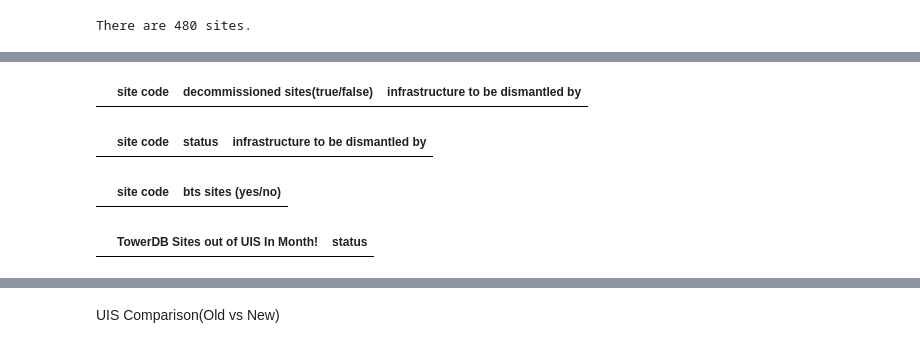
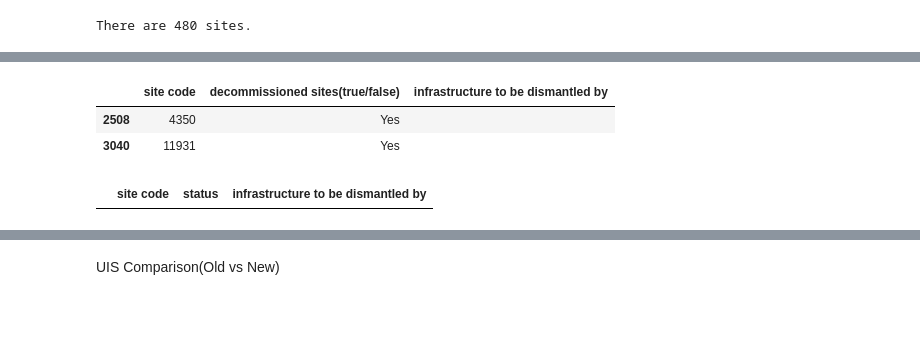
Before and after one commit to emerenan/xlsx_validation, a Jupyter notebook: pt_validations.ipynb, the cells around one changed output, grey strips where cells are left out. Saved outputs shown, nothing was run; the diff lists cells and outputs as text; code cells hidden in the pictures; blank space fills up the shorter version.

```diff
--- a/pt_validations.ipynb
+++ b/pt_validations.ipynb
@@ -1347,10 +259,0 @@ Create CSV Renan
-# %%
-#Columns to parser
-#infra = towerdb['infrastructure to be shared by'].astype('datetime64')
-dates=[tw_bill, 'infrastructure to be shared by']
-date_parser(towerdb, dates, "%d/%m/%Y", 'no')
-
-#Sempre fazer o replace depois de todas as modificações
-towerdb = replace_values(towerdb, lower_str(cols_ordered))
-
-towerdb.round(2).to_csv('/content/TowerDB_Portugal_20210731.csv', index=False)
@@ -1365,3 +259,0 @@ twdb_month = pd.read_csv(path_tw_in, header=0, names=cols_in, engine='python',en
-# %%
-cols_ordered = lower_str(cols_ordered)
-towerdb = replace_values(towerdb, cols_ordered)
@@ -1738,24 +522,39 @@ See the caveats in the documentation: https://pandas.pydata.org/pandas-docs/stab
 # %%
 """Decomissioned Sites Check"""
-#check_decommissioned(df,df_index, decom_col, doer_col)
-df_decom = check_decommissioned(towerdb,tw_index, tw_decom, tw_dismentled)
+def check_decommissioned(df,df_index,status_col, decom_col, doer_col):
+    filtered = df[(df[decom_col]=='Yes')&(df[doer_col]=="")]
+    return filtered[[df_index, decom_col, doer_col]]
+
+df_decom = check_decommissioned(towerdb,tw_index,tw_status, tw_decom, tw_dismentled)
 df_decom
 # No errors
 # %% [output]
 |  | site code | decommissioned sites(true/false) | infrastructure to be dismantled by |
+| 2508 | 4350 | Yes |  |
+| 3040 | 11931 | Yes |  |
-# %%
-"""DOER Check"""
-#check_tw_bill_doer(df_tw, tw_index, date_col, status_col, status, type_col)
-df_doer = check_tw_bill_doer(towerdb,tw_index, tw_dismentled, tw_status, '', 'doer')
-df_doer
-# Tem Error
-# %% [output]
-|  | site code | status | infrastructure to be dismantled by |
-# %%
-"""M-o-M check"""
-df_mom = check_mom_bts(towerdb, tw_index, tw_bts, df_msa, msa_index, msa_bts)
-df_mom
-# No one error
-# %% [output]
-|  | site code | bts sites (yes/no) |
+# %%
+"""DOER Check"""
+#check_tw_bill_doer(df_tw, tw_index, date_col, status_col, status, type_col)
+def check_tw_bill_doer(df_tw, tw_index, date_col, status_col, status, type_col):
+    t = type_col.lower()
+    # capture current date as string
+    current_date = pd.to_datetime('now').date()
+    # convert current to timestamp
+    current_date = pd.to_datetime(current_date)
+
+    if t == 'doer':
+        df_tw[date_col]= pd.to_datetime(df_tw[date_col], format='%d/%m/%Y', errors='coerce')
+        filtered = df_tw[(df_tw[status_col]==status)&((df_tw[date_col] < current_date)|(df_tw[date_col]==''))]
+        filtered[date_col] = list(map(lambda x: f'{x:%d/%m/%Y}',filtered[date_col]))
+        return filtered[[tw_index, status_col, date_col]]
+    else:
+
+        filtered = df_tw[(df_tw[status_col]==status)&(df_tw[date_col]=='')]
+        return filtered[[tw_index, status_col, date_col]]
+
+df_doer = check_tw_bill_doer(towerdb,tw_index, tw_dismentled, tw_status, '', 'doer')
+df_doer
+# Tem Error
+# %% [output]
+|  | site code | status | infrastructure to be dismantled by |
 # %%
@@ -1824,8 +620,4 @@ uis_sites_not_in_towerdb, in_service_not_in_uis, decomiss_sites_in_uip = check_u
 # NO one errors
-# %%
-in_service_not_in_uis
-# %% [output]
-|  | TowerDB Sites out of UIS In Month! | status |
 # %%
 def check_diffs_v2(path_current, path_last, type_file='Excel', sheet='Commercial'):
     def lower_str(columns):
```
Also changed, not shown: parts of 37 cells of this notebook.
